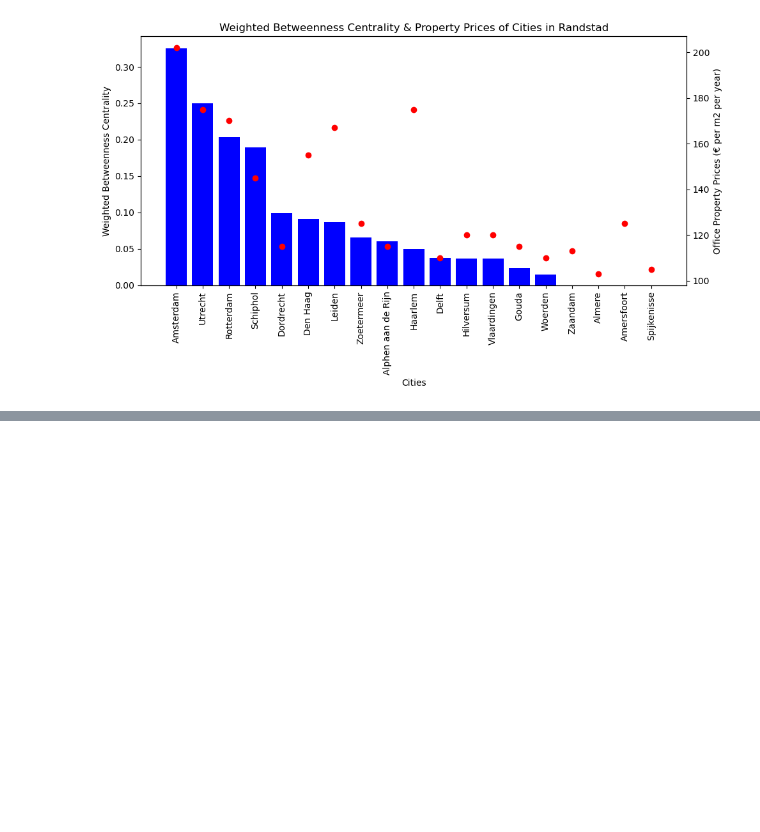
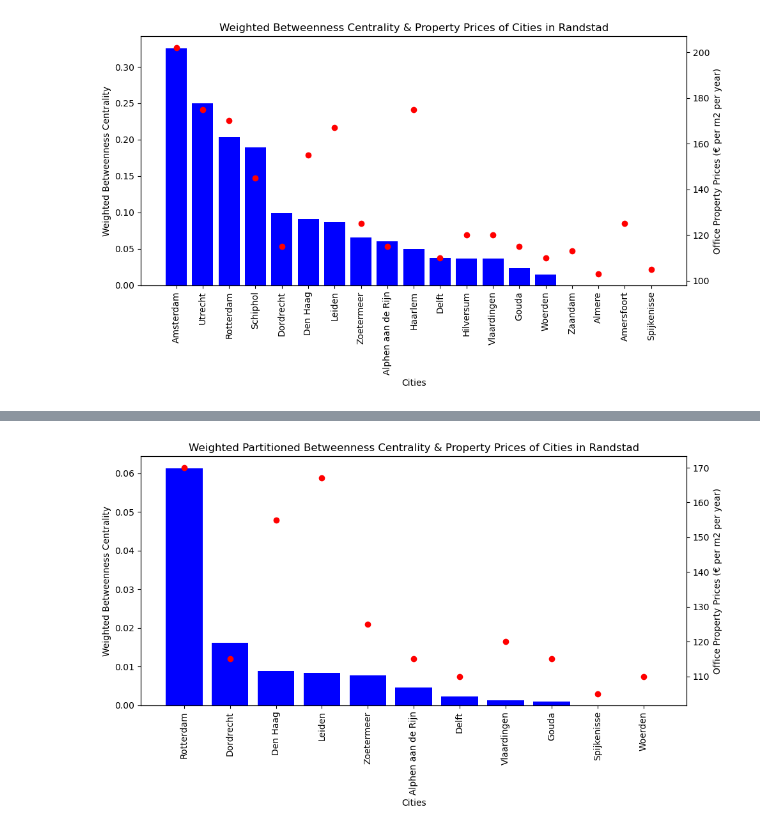
Before and after one commit to ElizeBr/Networked-Systems-Group-Assignment, a Jupyter notebook: Randstad.ipynb, the cells around one changed output, grey strips where cells are left out. Cells and saved outputs as stored; diff of their text form; code cells hidden in the pictures; blank space fills up the shorter version.

```diff
--- a/Randstad.ipynb
+++ b/Randstad.ipynb
@@ -913,0 +938,24 @@ plt.tight_layout()
+# %%
+import matplotlib.pyplot as plt
+
+# Plot the values in a bar chart
+plt.figure(figsize=(10, 6))
+plt.bar(list(B_sorted_partition_1.keys()), list(B_sorted_partition_1.values()), color='blue')
+plt.xticks(rotation=90)
+plt.title("Weighted Partitioned Betweenness Centrality & Property Prices of Cities in Randstad")
+plt.xlabel("Cities")
+plt.ylabel("Weighted Betweenness Centrality")
+plt.xticks(rotation=90)
+
+# Added code to plot the office prices
+cities = ['Rotterdam', 'Dordrecht', 'Den Haag', 'Leiden', 'Zoetermeer', 'Alphen aan de Rijn', 'Delft', 'Vlaardingen', 'Gouda', 'Spijkenisse', 'Woerden']
+prices = [170, 115, 155, 167, 125, 115, 110, 120, 115, 105, 110]
+office_prices = dict(zip(cities, prices))
+
+plt.twinx()
+plt.plot(office_prices.keys(), office_prices.values(), color='red', marker='o', label='Office Property Prices', linestyle='')
+plt.ylabel('Office Property Prices (€ per m2 per year)')
+
+plt.tight_layout()
+# %% [output]
+[figure, added]
```
Also changed, not shown: parts of 9 cells of this notebook.
